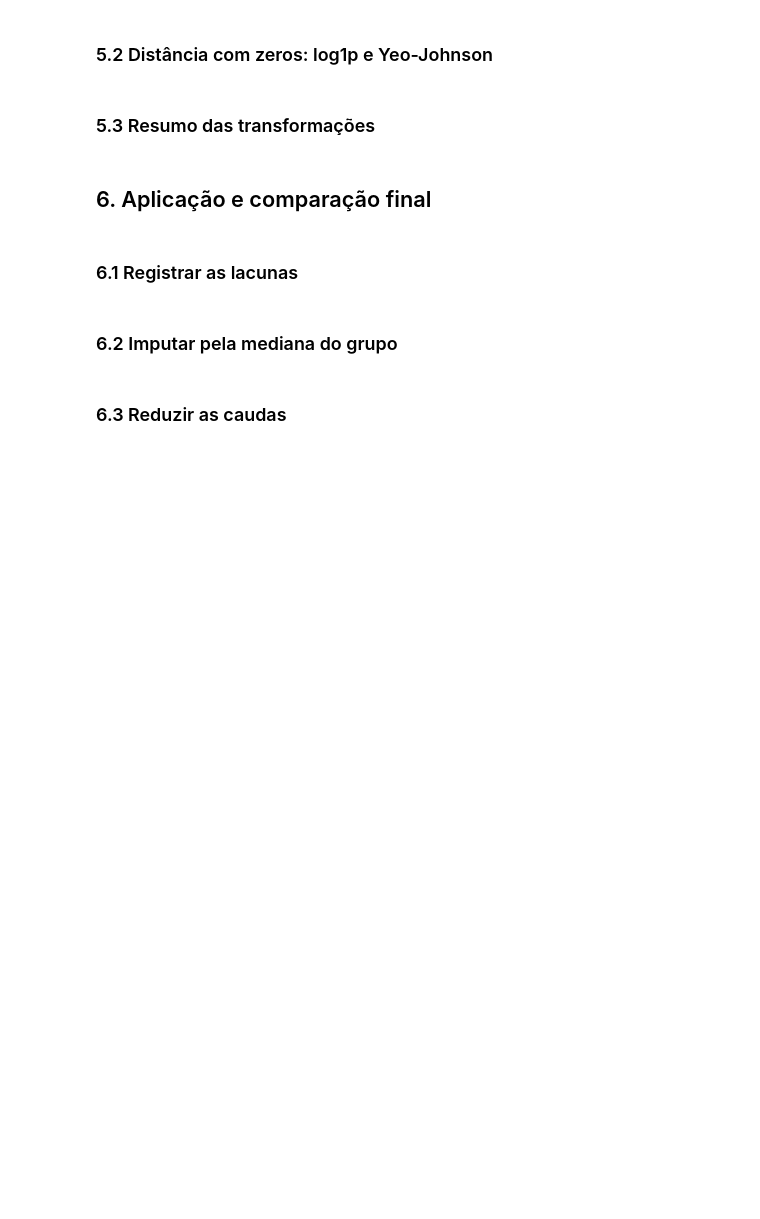
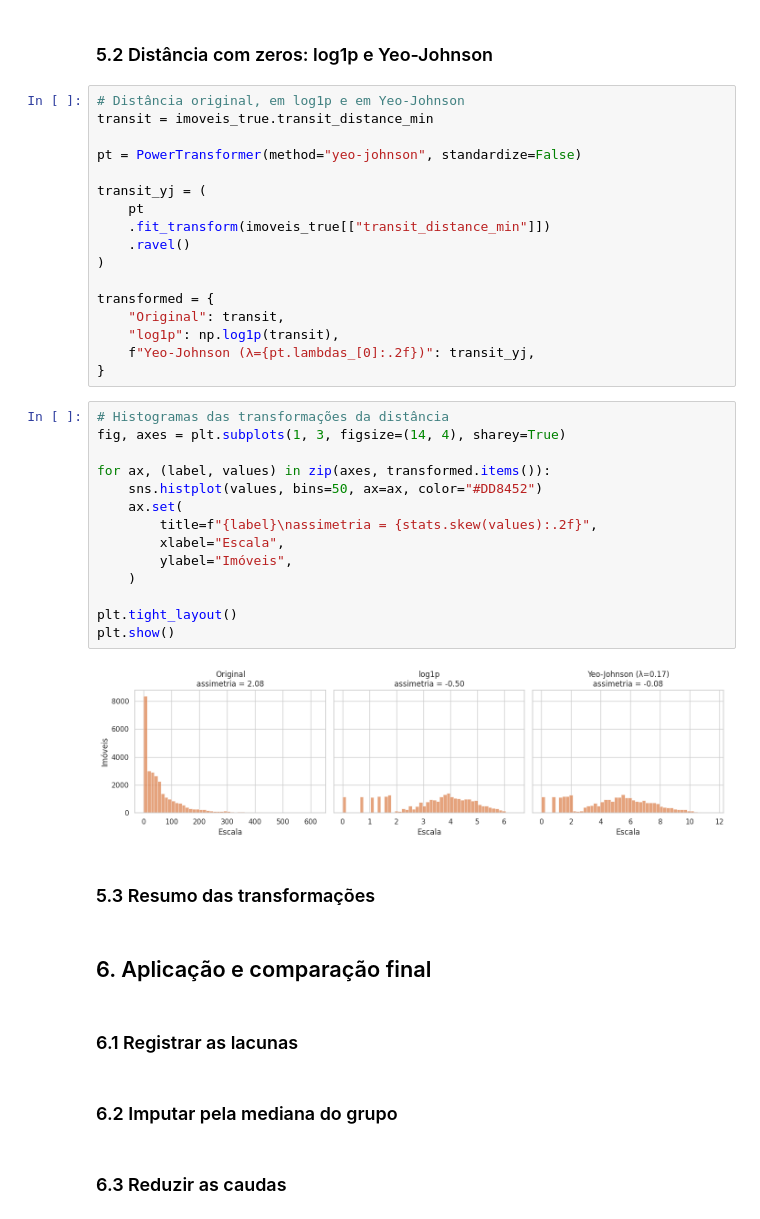
Before and after one commit to NatalyaNunes/ciencia_de_dados_2026.2_natalya, a Jupyter notebook: unidade_01/aula_06/aula_06.ipynb, the cells around one changed output. Drawn from its saved outputs; the diff is of its cells as text; blank space fills up the shorter version.

```diff
--- a/unidade_01/aula_06/aula_06.ipynb
+++ b/unidade_01/aula_06/aula_06.ipynb
@@ -541,5 +675,38 @@ Essas escolhas precisam se alinhar com o mecanismo de ausência para simular lac
 # %% [markdown]
 ### 5.2 Distância com zeros: log1p e Yeo-Johnson
+# %%
+# Distância original, em log1p e em Yeo-Johnson
+transit = imoveis_true.transit_distance_min
+
+pt = PowerTransformer(method="yeo-johnson", standardize=False)
+
+transit_yj = (
+    pt
+    .fit_transform(imoveis_true[["transit_distance_min"]])
+    .ravel()
+)
+
+transformed = {
+    "Original": transit,
+    "log1p": np.log1p(transit),
+    f"Yeo-Johnson (λ={pt.lambdas_[0]:.2f})": transit_yj,
+}
+# %%
+# Histogramas das transformações da distância
+fig, axes = plt.subplots(1, 3, figsize=(14, 4), sharey=True)
+
+for ax, (label, values) in zip(axes, transformed.items()):
+    sns.histplot(values, bins=50, ax=ax, color="#DD8452")
+    ax.set(
+        title=f"{label}\nassimetria = {stats.skew(values):.2f}",
+        xlabel="Escala",
+        ylabel="Imóveis",
+    )
+
+plt.tight_layout()
+plt.show()
+# %% [output]
+[figure, added]
 # %% [markdown]
 ### 5.3 Resumo das transformações
 # %% [markdown]
```
Also changed, not shown: parts of 12 cells of this notebook.
